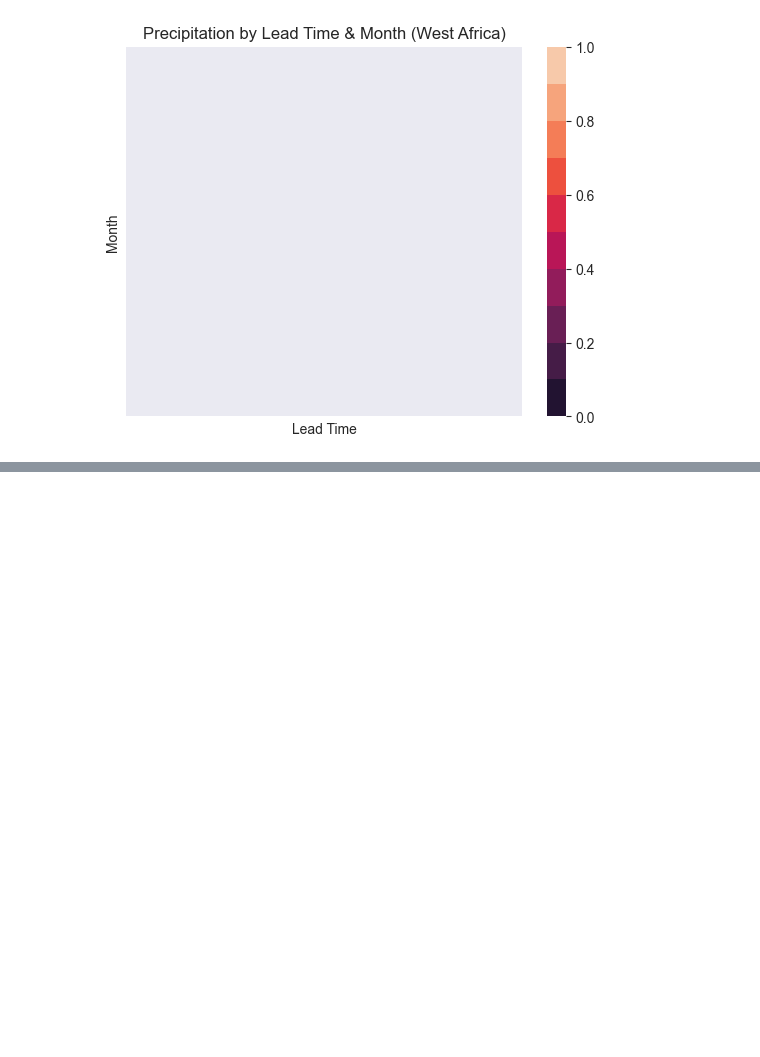
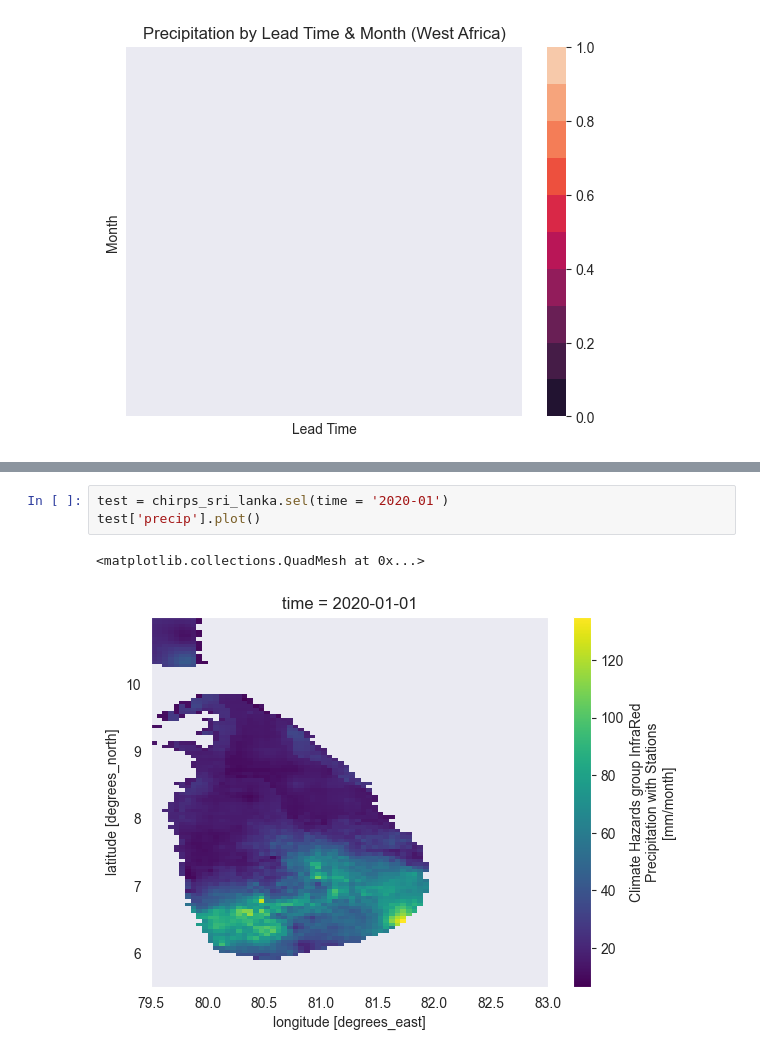
Before and after one commit to yatli24/CHC, a Jupyter notebook: CanESM5.ipynb, the cells around one changed output, grey strips where cells are left out. Saved outputs shown, nothing was run; the diff lists cells and outputs as text; blank space fills up the shorter version.

```diff
--- a/CanESM5.ipynb
+++ b/CanESM5.ipynb
@@ -282,4 +299,10 @@ Can_ESM5_sri_lanka_corr_clean
 144 rows × 3 columns
+# %%
+test = chirps_sri_lanka.sel(time = '2020-01')
+test['precip'].plot()
+# %% [output]
+<matplotlib.collections.QuadMesh at 0x...>
+[figure, added]
 # %%
 pivot_df = Can_ESM5_sri_lanka_corr_clean.pivot_table(index = 'month', columns = 'lead time', values = 'predicted precip')
 colormap = sns.color_palette('rocket', 10)
```
Also changed, not shown: parts of 10 cells of this notebook.
